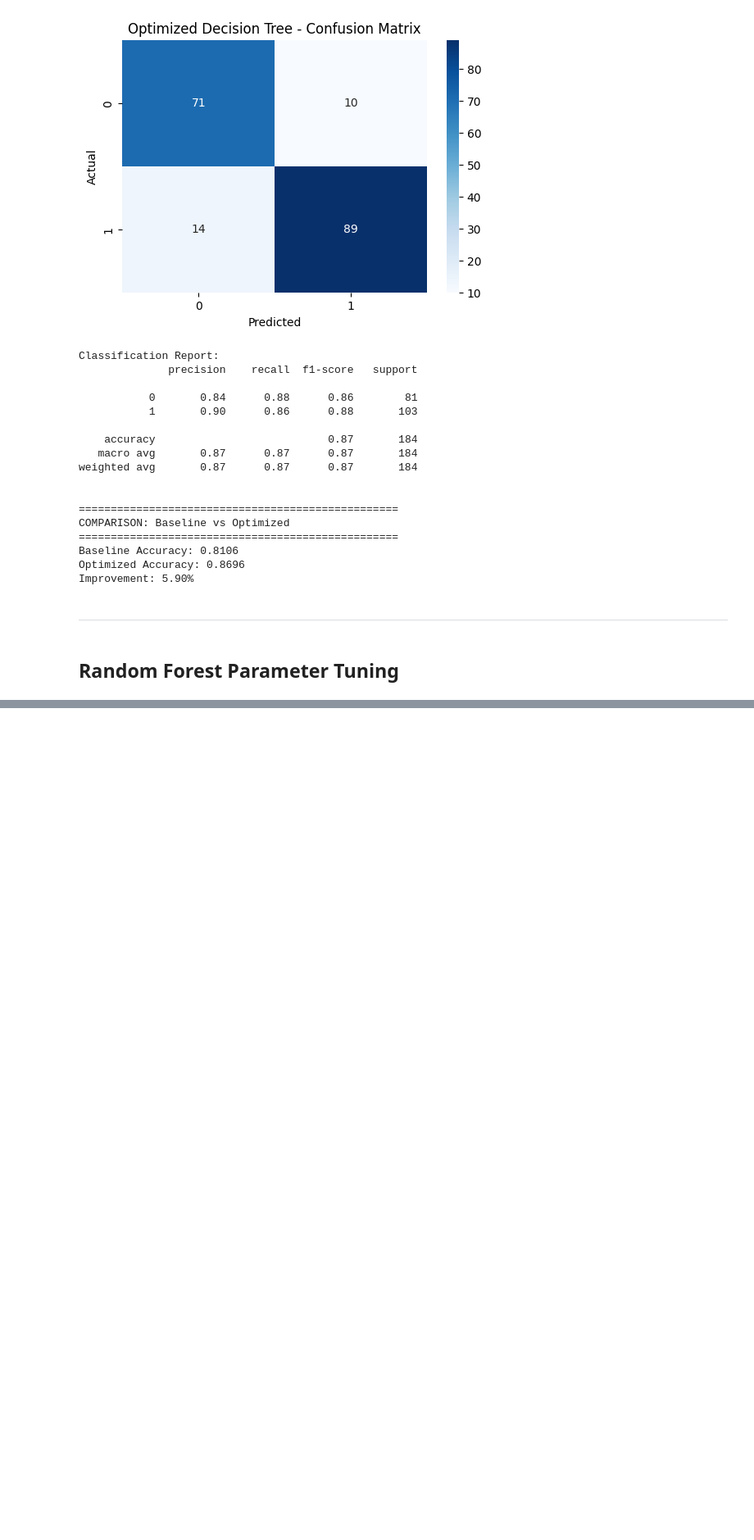
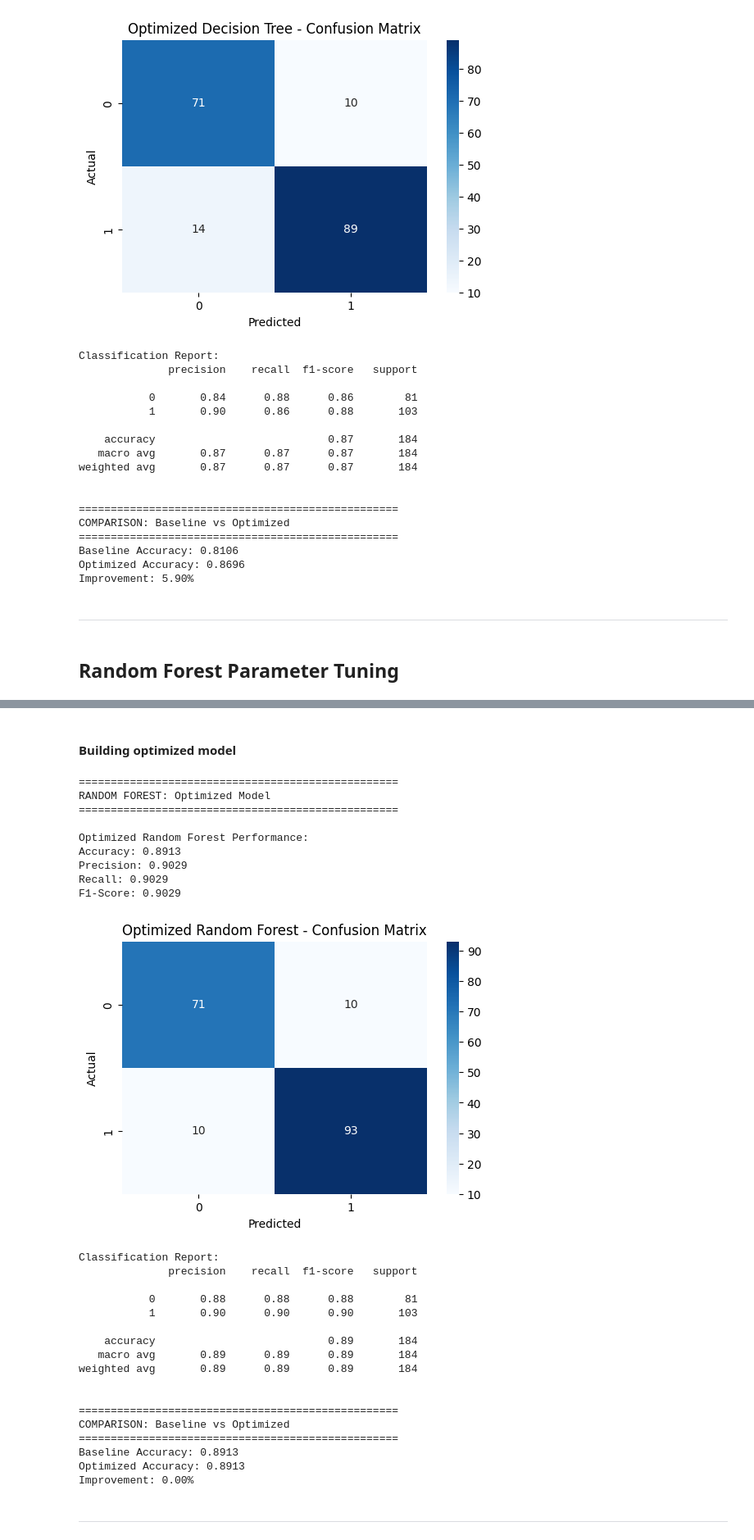
Before and after one commit to saumyashah0510/MachineLearning, a Jupyter notebook: Basic libraries/scikit learn/Projects/Cardiovascular_disease_classifier.ipynb, the cells around one changed output, grey strips where cells are left out. Shown at 82% size. Drawn from its saved outputs; the diff is of its cells as text; code cells hidden in the pictures; blank space fills up the shorter version.

```diff
--- a/Basic libraries/scikit learn/Projects/Cardiovascular_disease_classifier.ipynb
+++ b/Basic libraries/scikit learn/Projects/Cardiovascular_disease_classifier.ipynb
@@ -486,0 +602,71 @@ Improvement: 5.90%
+# %% [markdown]
+#### Building optimized model
+# %%
+print("="*50)
+print("RANDOM FOREST: Optimized Model")
+print("="*50)
+
+rf_optimized = RandomForestClassifier(
+    n_estimators=100,
+    max_depth=15,
+    random_state=RANDOM_STATE
+)
+
+rf_optimized.fit(X_train,y_train)
+y_pred_rf_opt = rf_optimized.predict(X_test)
+
+print("\nOptimized Random Forest Performance:")
+print(f"Accuracy: {accuracy_score(y_test, y_pred_rf_opt):.4f}")
+print(f"Precision: {precision_score(y_test, y_pred_rf_opt):.4f}")
+print(f"Recall: {recall_score(y_test, y_pred_rf_opt):.4f}")
+print(f"F1-Score: {f1_score(y_test, y_pred_rf_opt):.4f}")
+
+
+plt.figure(figsize=(6, 4))
+cm_rf_opt = confusion_matrix(y_test, y_pred_rf_opt)
+sns.heatmap(cm_rf_opt, annot=True, fmt='d', cmap='Blues')
+plt.title('Optimized Random Forest - Confusion Matrix')
+plt.xlabel('Predicted')
+plt.ylabel('Actual')
+plt.show()
+
+print("\nClassification Report:")
+print(classification_report(y_test, y_pred_rf_opt))
+
+
+print("\n" + "="*50)
+print("COMPARISON: Baseline vs Optimized")
+print("="*50)
+print(f"Baseline Accuracy: 0.8913")
+print(f"Optimized Accuracy: {accuracy_score(y_test, y_pred_rf_opt):.4f}")
+print(f"Improvement: {(accuracy_score(y_test, y_pred_rf_opt) - 0.8913)*100:.2f}%")
+# %% [output]
+==================================================
+RANDOM FOREST: Optimized Model
+==================================================
+
+Optimized Random Forest Performance:
+Accuracy: 0.8913
+Precision: 0.9029
+Recall: 0.9029
+F1-Score: 0.9029
+[figure, added]
+Classification Report:
+              precision    recall  f1-score   support
+
+           0       0.88      0.88      0.88        81
+           1       0.90      0.90      0.90       103
+
+    accuracy                           0.89       184
+   macro avg       0.89      0.89      0.89       184
+weighted avg       0.89      0.89      0.89       184
+
+
+==================================================
+COMPARISON: Baseline vs Optimized
+==================================================
+Baseline Accuracy: 0.8913
+Optimized Accuracy: 0.8913
+Improvement: 0.00%
+# %% [markdown]
+<hr>
```
Also changed, not shown: parts of 4 cells of this notebook.
